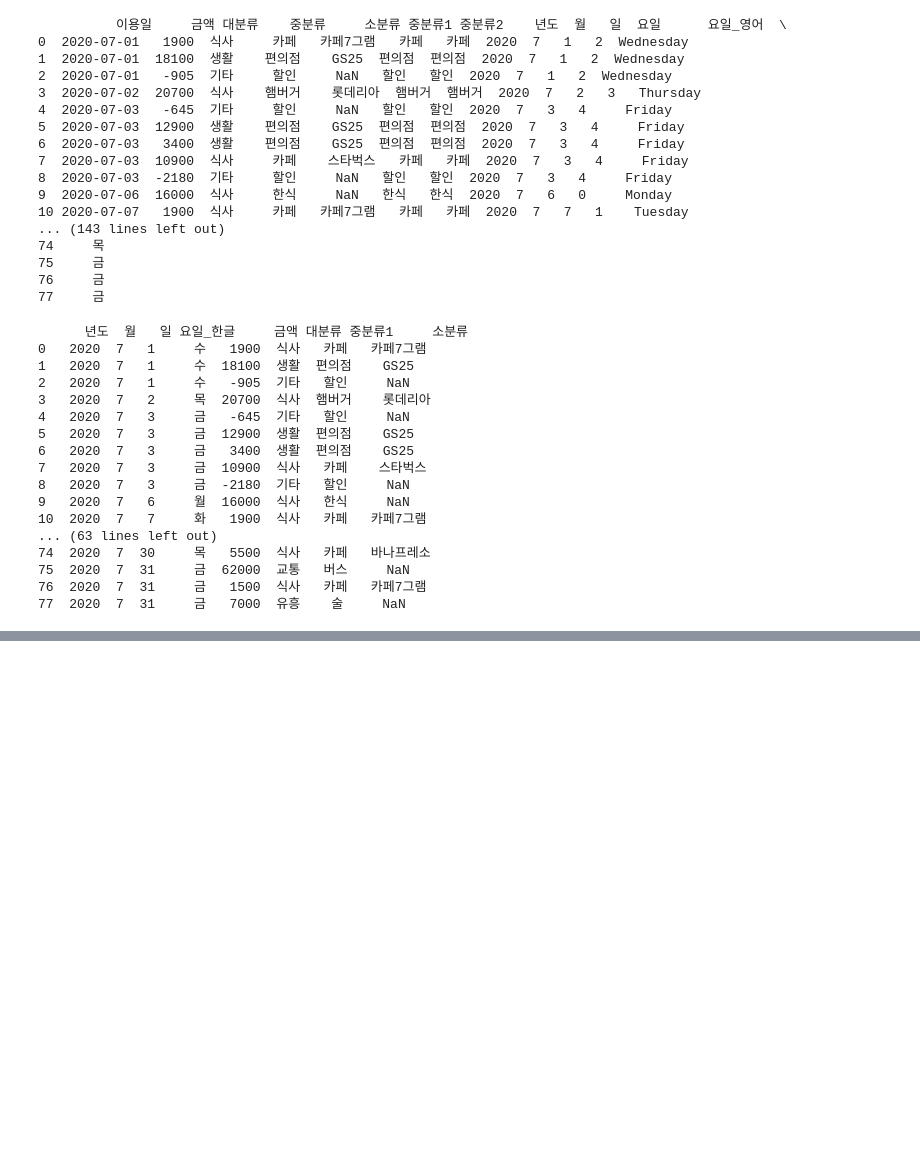
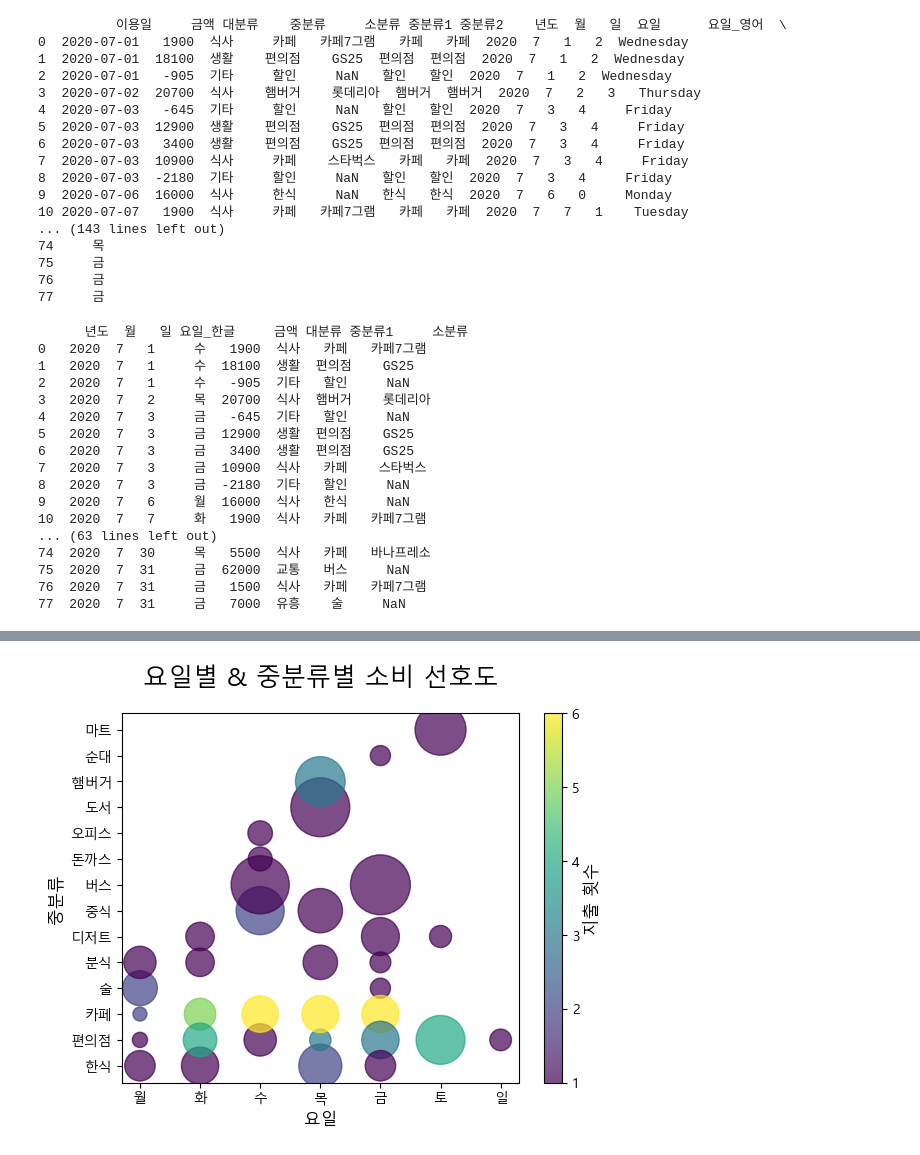
Before and after one commit to daniel-dataflow/data-engineering-bootcamp, a Jupyter notebook: multi01_python/14_pandas/card_ex.ipynb, the cells around one changed output, grey strips where cells are left out. Saved outputs shown, nothing was run; the diff lists cells and outputs as text; code cells hidden in the pictures; blank space fills up the shorter version.

```diff
--- a/multi01_python/14_pandas/card_ex.ipynb
+++ b/multi01_python/14_pandas/card_ex.ipynb
@@ -450,0 +454,31 @@ KeyError: '일'
+# %%
+# 5. 요일별 실제 지출내역
+
+# 지출내역만 출력
+spending = card[card['금액'] > 0]
+bubble_data = spending.groupby(['요일_한글', '중분류1']).agg(금액_합계=('금액', 'sum'), 횟수=('금액', 'size')).reset_index()
+# print(bubble_data.head())
+weekday = ["월", "화", "수", "목", "금", "토", "일"]
+bubble_data['요일_한글'] = pd.Categorical(bubble_data['요일_한글'], categories=weekday, ordered=True)
+bubble_data = bubble_data.sort_values('요일_한글')
+
+
+fig, ax = plt.subplots()
+scatter = ax.scatter(
+                        x=bubble_data['요일_한글'],
+                        y=bubble_data['중분류1'],
+                        s=bubble_data['금액_합계'] * 0.03, # 버블 크기 조절
+                        c=bubble_data['횟수'],
+                        cmap='viridis',
+                        alpha=0.7
+)
+ax.set_title('요일별 & 중분류별 소비 선호도', fontsize=18, pad=20)
+ax.set_xlabel('요일', fontsize=12)
+ax.set_ylabel('중분류', fontsize=12)
+
+cbar = fig.colorbar(scatter)
+cbar.set_label('지출 횟수', fontsize=12)
+
+# 잘 모르지만 해당 부분 출력하고 싶어서 이래저래 조합으로 찾아서 진행하였습니다.
+# %% [output]
+[figure, added]
```
Also changed, not shown: parts of 14 cells of this notebook, 4 other files.
